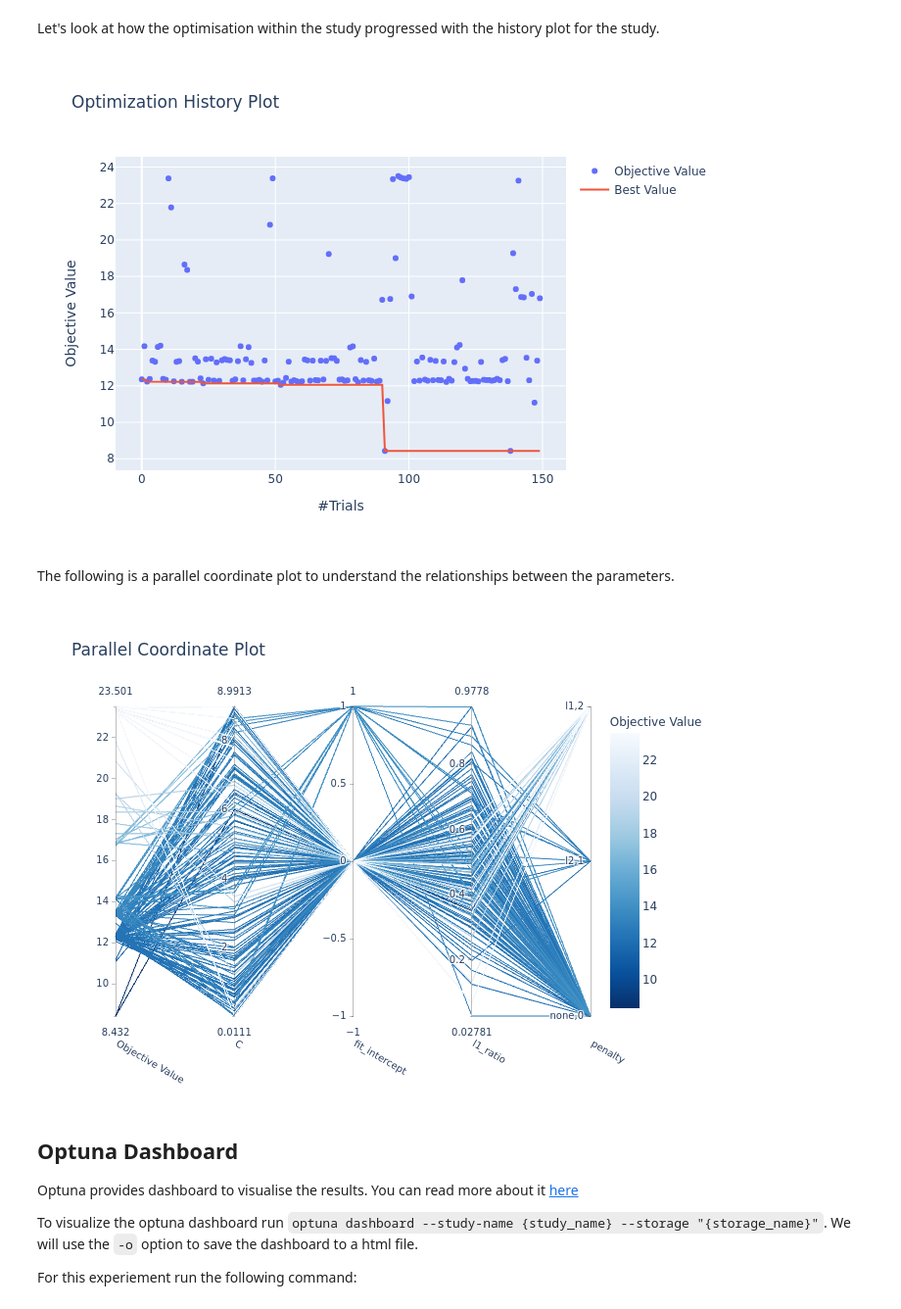
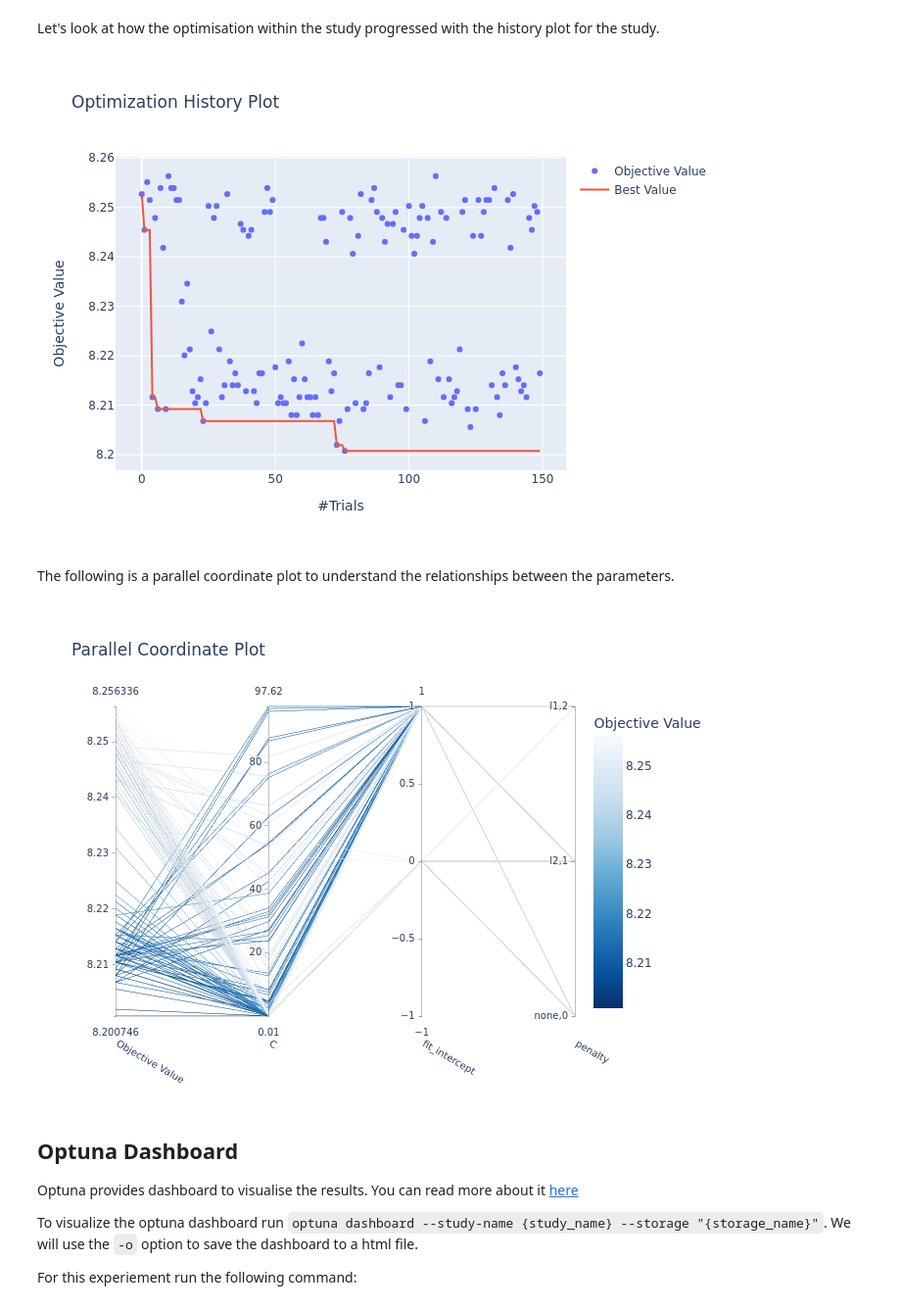
Before and after one commit to rapidsai/cloud-ml-examples, a Jupyter notebook: optuna/notebooks/optuna_rapids.ipynb, the cells around one changed output. Shown at 98% size. Cells and saved outputs as stored; diff of their text form; code cells hidden in the pictures.

```diff
--- a/optuna/notebooks/optuna_rapids.ipynb
+++ b/optuna/notebooks/optuna_rapids.ipynb
@@ -97,6 +104,9 @@ Select the `N_TRIALS` for the number of runs of HPO trials.
 N_TRIALS = 150
 
 df = cudf.read_csv(INPUT_FILE)
+
+# Drop ID column
+df = df.drop("ID", axis=1)
 
 # Drop non-numerical data and fill NaNs before passing to cuML RF
 CAT_COLS = list(df.select_dtypes('object').columns)
@@ -136,7 +146,8 @@ def train_and_eval(X_param, y_param, penalty='l2', C=1.0, l1_ratio=None, fit_int
     classifier = LogisticRegression(penalty=penalty,
                                     C=C,
                                     l1_ratio=l1_ratio,
-                                    fit_intercept=fit_intercept)
+                                    fit_intercept=fit_intercept,
+                                    max_iter=10000)
     classifier.fit(X_train, y_train)
     y_pred = classifier.predict(X_valid)
     score = log_loss(y_valid, y_pred)
@@ -162,21 +172,14 @@ The objective function does not need to be changed when switching to different [
 and another to the remaining parameter values. It chooses the parameter value that maximizes the ratio between the two GMMs
 # %%
 def objective(trial, X_param, y_param):
-    # Note that there are more parameters for RF, and tweaking those will
-    # improve performance too. But for simplicity, we will use just
-    # max_depth and n_estimators.
-
-    # These are the recommended ranges for these parameters
-    C = trial.suggest_uniform("C", 0 , 9.0)
+    C = trial.suggest_loguniform("C", 0.01, 100.0)
     penalty = trial.suggest_categorical("penalty", ['l1', 'none', 'l2'])
-    l1_ratio = trial.suggest_uniform("l1_ratio", 0 , 1.0)
     fit_intercept = trial.suggest_categorical("fit_intercept", [True, False])
 
     score = train_and_eval(X_param,
                            y_param,
                            penalty=penalty,
                            C=C,
-                           l1_ratio=l1_ratio,
                            fit_intercept=fit_intercept)
     return score
 # %% [markdown]
@@ -231,14 +252,14 @@ Let's look at how the optimisation within the study progressed with the history
 f = optuna.visualization.plot_optimization_history(study)
 Image(f.to_image(format="png", engine='kaleido'))
 # %% [output]
-[figure, old version]
+[figure, new version]
 # %% [markdown]
 The following is a parallel coordinate plot to understand the relationships between the parameters.
 # %%
-f = optuna.visualization.plot_parallel_coordinate(study, params=['C', 'l1_ratio', 'penalty', 'fit_intercept'])
+f = optuna.visualization.plot_parallel_coordinate(study, params=['C', 'penalty', 'fit_intercept'])
 Image(f.to_image(format="png", engine='kaleido'))
 # %% [output]
-[figure, old version]
+[figure, new version]
 # %% [markdown]
 ## Optuna Dashboard
 
```
Also changed, not shown: parts of 6 cells of this notebook.
